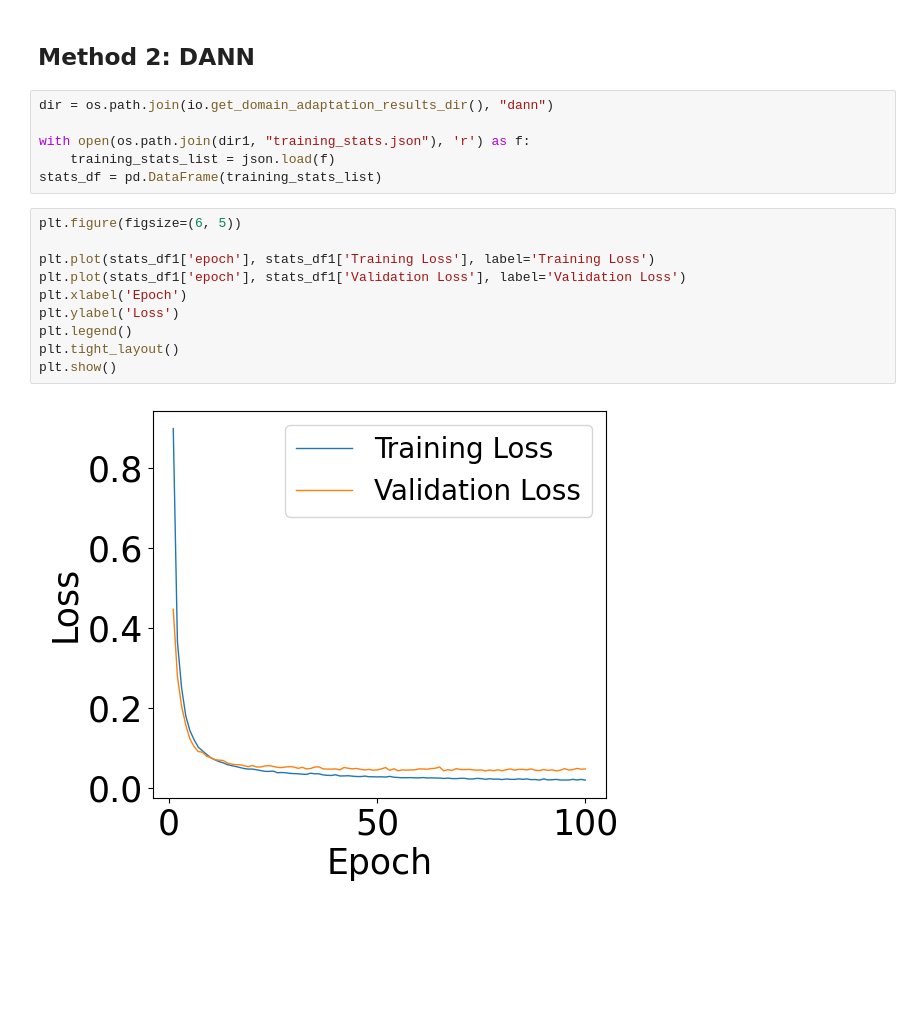
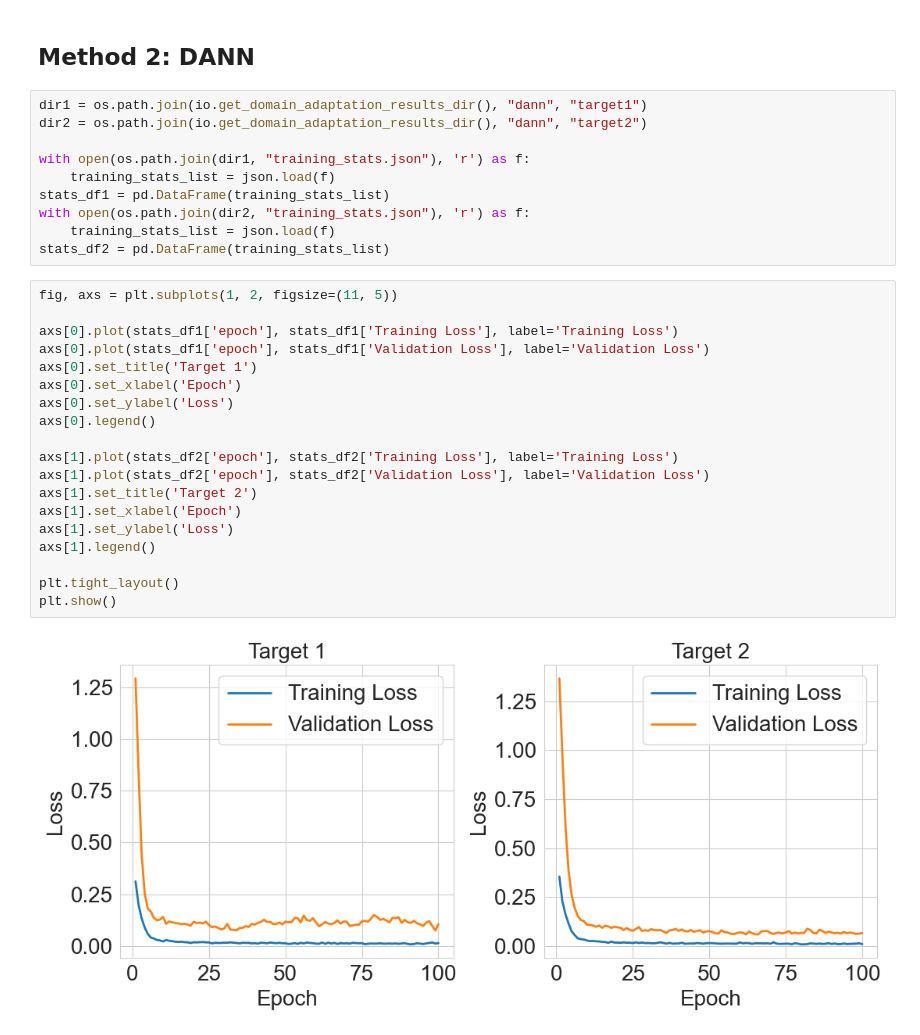
Before and after one commit to medhaaga/BotswanaML, a Jupyter notebook: notebooks/domain_adaptation.ipynb, the cells around one changed output. Saved outputs shown, nothing was run; the diff lists cells and outputs as text; blank space fills up the shorter version.

```diff
--- a/notebooks/domain_adaptation.ipynb
+++ b/notebooks/domain_adaptation.ipynb
@@ -233,21 +411,34 @@ Class Stationary: 77.590
 # %% [markdown]
 ## Method 2: DANN
 # %%
-dir = os.path.join(io.get_domain_adaptation_results_dir(), "dann")
+dir1 = os.path.join(io.get_domain_adaptation_results_dir(), "dann", "target1")
+dir2 = os.path.join(io.get_domain_adaptation_results_dir(), "dann", "target2")
 
 with open(os.path.join(dir1, "training_stats.json"), 'r') as f:
     training_stats_list = json.load(f)
-stats_df = pd.DataFrame(training_stats_list)
+stats_df1 = pd.DataFrame(training_stats_list)
+with open(os.path.join(dir2, "training_stats.json"), 'r') as f:
+    training_stats_list = json.load(f)
+stats_df2 = pd.DataFrame(training_stats_list)
 # %%
-plt.figure(figsize=(6, 5))
+fig, axs = plt.subplots(1, 2, figsize=(11, 5))
 
-plt.plot(stats_df1['epoch'], stats_df1['Training Loss'], label='Training Loss')
-plt.plot(stats_df1['epoch'], stats_df1['Validation Loss'], label='Validation Loss')
-plt.xlabel('Epoch')
-plt.ylabel('Loss')
-plt.legend()
+axs[0].plot(stats_df1['epoch'], stats_df1['Training Loss'], label='Training Loss')
+axs[0].plot(stats_df1['epoch'], stats_df1['Validation Loss'], label='Validation Loss')
+axs[0].set_title('Target 1')
+axs[0].set_xlabel('Epoch')
+axs[0].set_ylabel('Loss')
+axs[0].legend()
+
+axs[1].plot(stats_df2['epoch'], stats_df2['Training Loss'], label='Training Loss')
+axs[1].plot(stats_df2['epoch'], stats_df2['Validation Loss'], label='Validation Loss')
+axs[1].set_title('Target 2')
+axs[1].set_xlabel('Epoch')
+axs[1].set_ylabel('Loss')
+axs[1].legend()
+
 plt.tight_layout()
 plt.show()
 # %% [output]
-[figure, old version]
+[figure, new version]
 # %%
```
Also changed, not shown: parts of 30 cells of this notebook, 18 other files.
